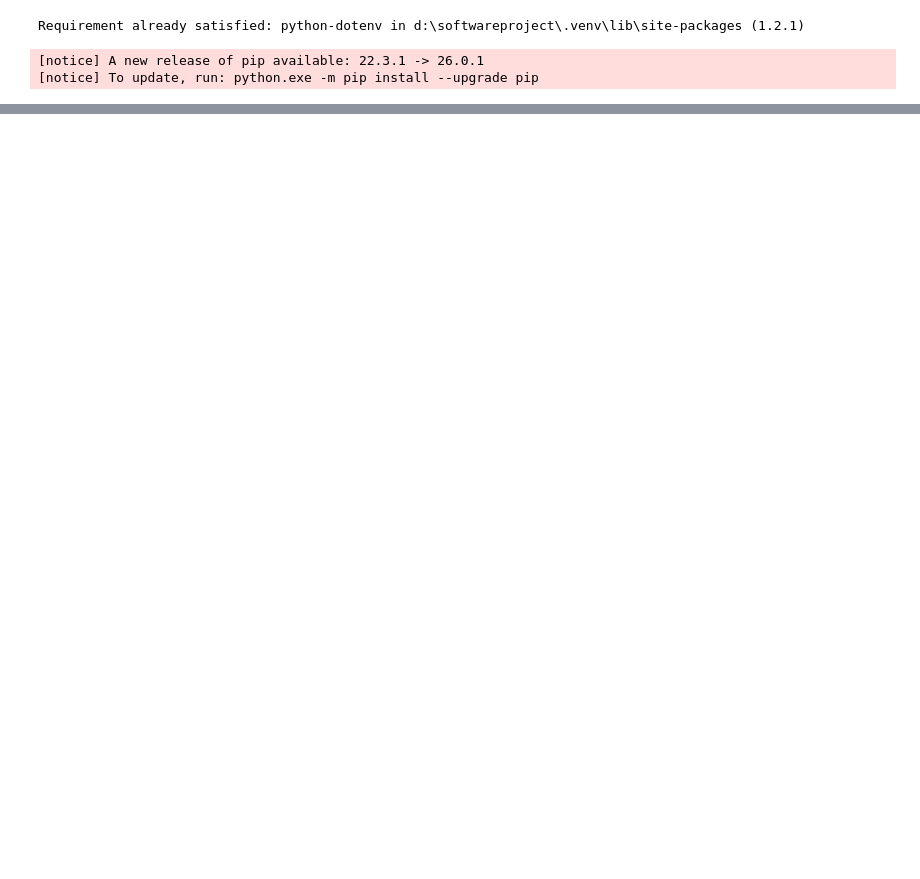
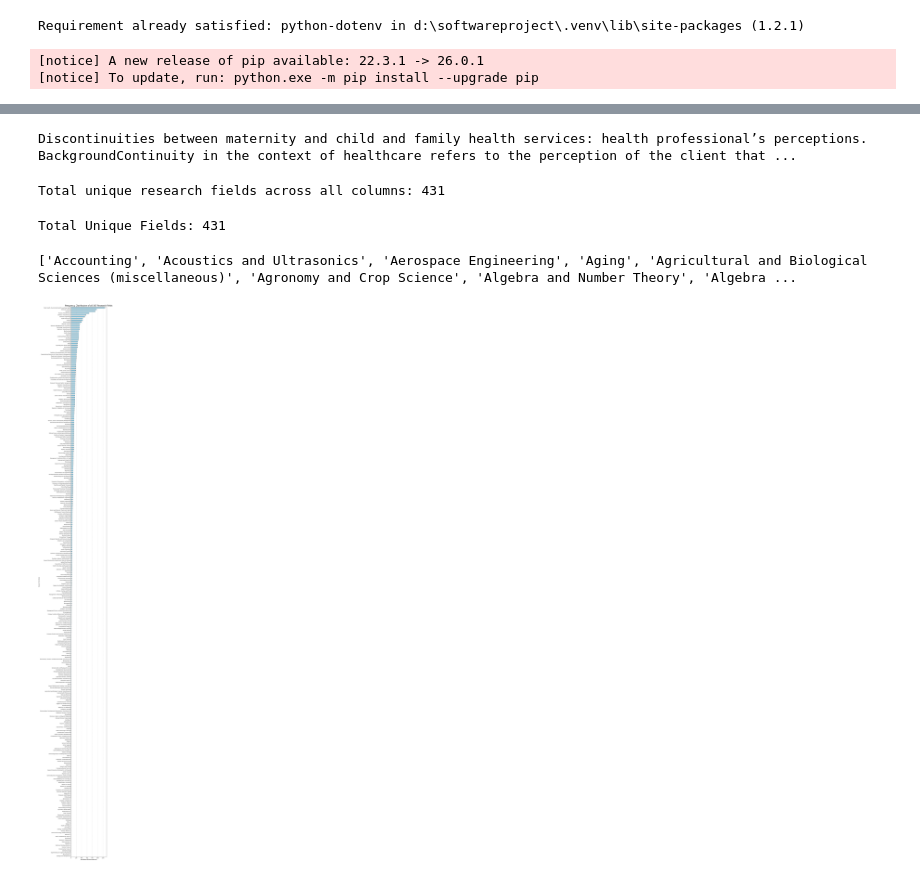
Before and after one commit to saheer-ASM/Software-Group-Project-Bibliometric-Data-Collection, a Jupyter notebook: Download_model3.ipynb, the cells around one changed output, grey strips where cells are left out. Drawn from its saved outputs; the diff is of its cells as text; code cells hidden in the pictures; blank space fills up the shorter version.

Commit message:
chahges made in model- preprocessing data

```diff
--- a/Download_model3.ipynb
+++ b/Download_model3.ipynb
@@ -55,0 +64,11 @@ model.save_pretrained(f"/filed_classification_models_for_software_project/model/
+# %%
+
+
+# Load your merged file
+df = pd.read_csv('D:/SoftwareProject/3_fileds_using_api/3filds/final_dataset.csv')
+
+# Combine Title and Abstract for the model to read
+# We'll fill empty abstracts with an empty string to avoid errors
+df['input_text'] = df['title'].fillna('') + ". " + df['abstract'].fillna('')
+
+print(f"Loaded {len(df)} rows of research metadata.")
@@ -55,0 +107,66 @@ model.save_pretrained(f"/filed_classification_models_for_software_project/model/
+# %%
+# Select the last row (-1) and the first column (0)
+print(df.iloc[0, -1])
+# %% [output]
+Discontinuities between maternity and child and family health services: health professional’s perceptions. BackgroundContinuity in the context of healthcare refers to the perception of the client that ...
+# %%
+# Stack the columns, remove duplicates, and get the final count
+total_unique = pd.concat([df['field_1_na'], df['field_2_na'], df['field_3_na']]).nunique()
+print(f"Total unique research fields across all columns: {total_unique}")
+# %% [output]
+Total unique research fields across all columns: 431
+# %%
+import pandas as pd
+
+# 1. Combine the three field columns into one long Series
+all_fields_combined = pd.concat([df['field_1_na'], df['field_2_na'], df['field_3_na']])
+
+# 2. Get unique values and convert to a sorted list for consistency
+unique_fields_list = sorted(all_fields_combined.dropna().unique().tolist())
+
+# Verify the length matches your count
+print(f"Total Unique Fields: {len(unique_fields_list)}")
+# %% [output]
+Total Unique Fields: 431
+# %%
+print(unique_fields_list)
+# %% [output]
+['Accounting', 'Acoustics and Ultrasonics', 'Aerospace Engineering', 'Aging', 'Agricultural and Biological Sciences (miscellaneous)', 'Agronomy and Crop Science', 'Algebra and Number Theory', 'Algebra ...
+# %%
+import matplotlib.pyplot as plt
+import pandas as pd
+
+# 1. Combine all three field columns to get the total count for every field
+all_fields = pd.concat([df['field_1_na']])
+
+# 2. Calculate the frequency of each field
+field_counts = all_fields.value_counts()
+
+# 3. Create a very tall figure (10 inches wide, 80 inches tall)
+# to ensure all 431 labels are visible and don't overlap
+plt.figure(figsize=(10, 80))
+
+# 4. Plot as a horizontal bar chart
+field_counts.plot(kind='barh', color='skyblue', edgecolor='black')
+
+# 5. Add titles and labels
+plt.title(f'Frequency Distribution of all {len(field_counts)} Research Fields', fontsize=20)
+plt.xlabel('Number of Occurrences', fontsize=14)
+plt.ylabel('Research Field Name', fontsize=10)
+
+# 6. Invert y-axis so the highest frequency is at the top
+plt.gca().invert_yaxis()
+
+# 7. Add a grid for easier reading
+plt.grid(axis='x', linestyle='--', alpha=0.7)
+
+# 8. Adjust layout to prevent clipping
+plt.tight_layout()
+
+# Save the plot as a high-resolution image so you can zoom in and inspect it
+plt.savefig('all_fields_distribution.png', dpi=300)
+
+# Display the plot in the notebook
+plt.show()
+# %% [output]
+[figure, added]
```
Also changed, not shown: parts of 12 cells of this notebook, 3 other files.
